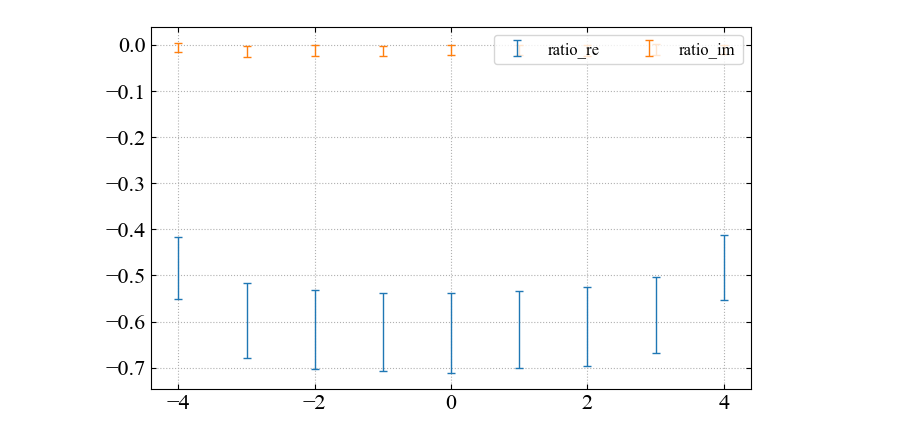
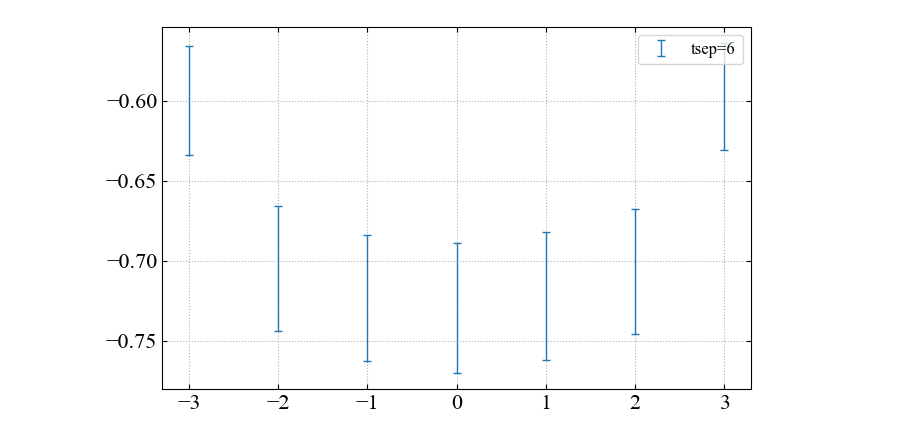
Before and after one commit to Greyyy-HJC/gpt_benchmark, a Jupyter notebook: examples/proton_qpdf/read.ipynb, the cells around one changed output. Cells and saved outputs as stored; diff of their text form; code cells hidden in the pictures.

```diff
--- a/examples/proton_qpdf/read.ipynb
+++ b/examples/proton_qpdf/read.ipynb
@@ -7,10 +7,7 @@ from lametlat.utils.plot_settings import *
 from lametlat.utils.resampling import *
 from lametlat.preprocess.read_raw import pt2_to_meff
 # %%
-data_path = "output/S8T32_proton_PDF.h5"
-
-tsep = 8
-z = 1
+data_path = "output/c4864_proton_PDF.h5"
 
 # read data
 f = h5.File(data_path, 'r')
@@ -25,16 +22,5 @@ pt2_imag_jk = jackknife(pt2_imag)
 pt2_real_jk_avg = jk_ls_avg(pt2_real_jk)
 pt2_imag_jk_avg = jk_ls_avg(pt2_imag_jk)
 
-# read 3pt data
-pt3_real = f['3pt']['px0_py0_pz0_pt0'][f'tsep_{tsep}'][f'z_{z}']['down']['PpSzp']['gamma_T']['real']
-pt3_imag = f['3pt']['px0_py0_pz0_pt0'][f'tsep_{tsep}'][f'z_{z}']['down']['PpSzp']['gamma_T']['imag']
-
-pt3_real_jk = jackknife(pt3_real)
-pt3_imag_jk = jackknife(pt3_imag)
-
-pt3_real_jk_avg = jk_ls_avg(pt3_real_jk)
-pt3_imag_jk_avg = jk_ls_avg(pt3_imag_jk)
-
 print(np.shape(pt2_real_jk_avg))
-print(np.shape(pt3_real_jk_avg))
 # %% [output]
@@ -53,16 +53,29 @@ plt.show()
 # %%
+z = 0
 tau_cut = 0
 
-ratio_re = pt3_real_jk_avg[tau_cut:tsep+1-tau_cut] / pt2_real_jk_avg[tsep]
-ratio_im = pt3_imag_jk_avg[tau_cut:tsep+1-tau_cut] / pt2_real_jk_avg[tsep]
+fig, ax = default_plot()
 
-tau_ls = np.arange(tau_cut, tsep+1-tau_cut) - tsep/2
+for tsep in [6]:
+    # read 3pt data
+    pt3_real = f['3pt']['px0_py0_pz0_pt0'][f'tsep_{tsep}'][f'z_{z}']['down']['PpSzp']['gamma_T']['real']
+    pt3_imag = f['3pt']['px0_py0_pz0_pt0'][f'tsep_{tsep}'][f'z_{z}']['down']['PpSzp']['gamma_T']['imag']
 
-fig, ax = default_plot()
-ax.errorbar(tau_ls, gv.mean(ratio_re), gv.sdev(ratio_re), label='ratio_re', **errorb)
-ax.errorbar(tau_ls, gv.mean(ratio_im), gv.sdev(ratio_im), label='ratio_im', **errorb)
+    pt3_real_jk = jackknife(pt3_real)
+    pt3_imag_jk = jackknife(pt3_imag)
+
+    pt3_real_jk_avg = jk_ls_avg(pt3_real_jk)
+    pt3_imag_jk_avg = jk_ls_avg(pt3_imag_jk)
+
+    ratio_re = pt3_real_jk_avg[tau_cut:tsep+1-tau_cut] / pt2_real_jk_avg[tsep]
+    ratio_im = pt3_imag_jk_avg[tau_cut:tsep+1-tau_cut] / pt2_real_jk_avg[tsep]
+
+    tau_ls = np.arange(tau_cut, tsep+1-tau_cut) - tsep/2
+
+    ax.errorbar(tau_ls, gv.mean(ratio_re), gv.sdev(ratio_re), label=f'tsep={tsep}', **errorb)
+
 ax.legend(loc="upper right", ncol=2, **fs_small_p)
 plt.tight_layout()
 plt.show()
 # %% [output]
-[figure, old version]
+[figure, new version]
```
Also changed, not shown: parts of 2 cells of this notebook, 5 other files.
